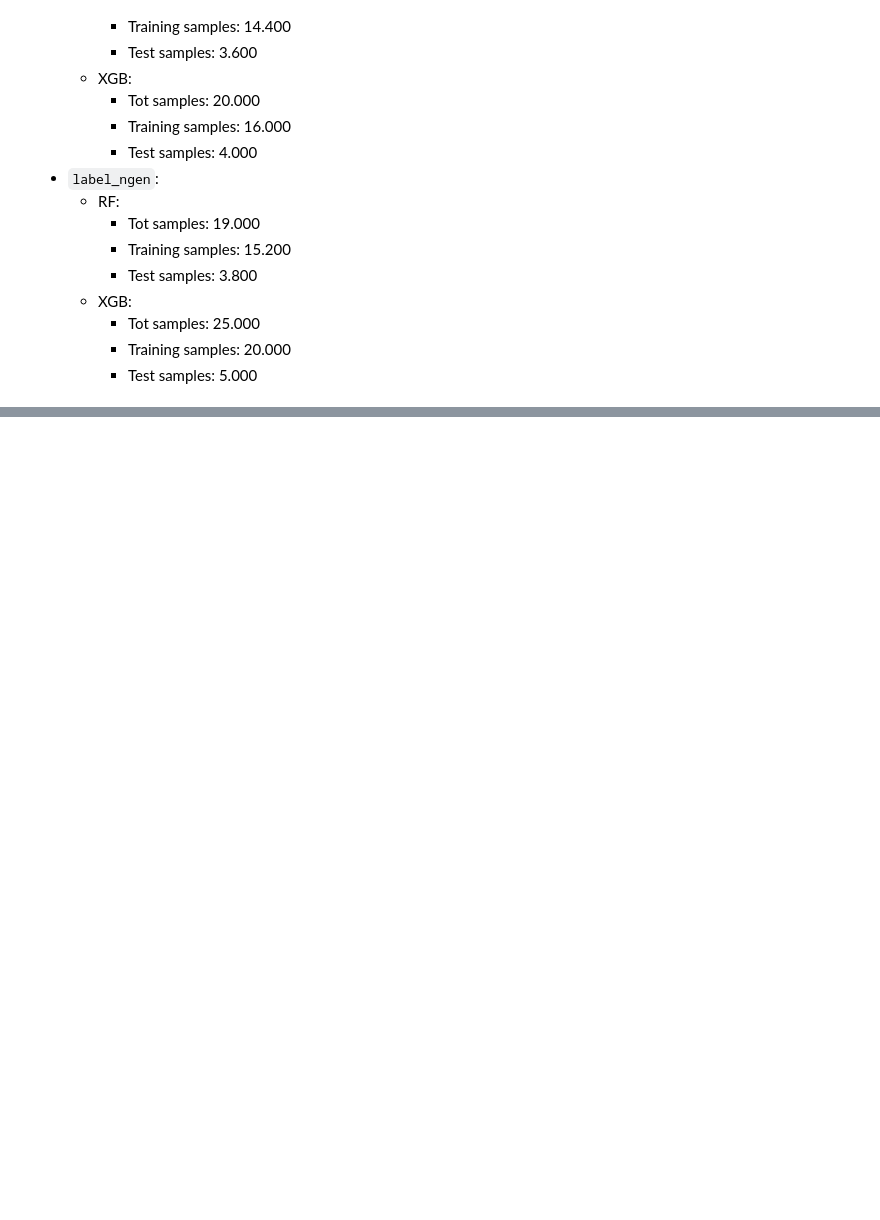
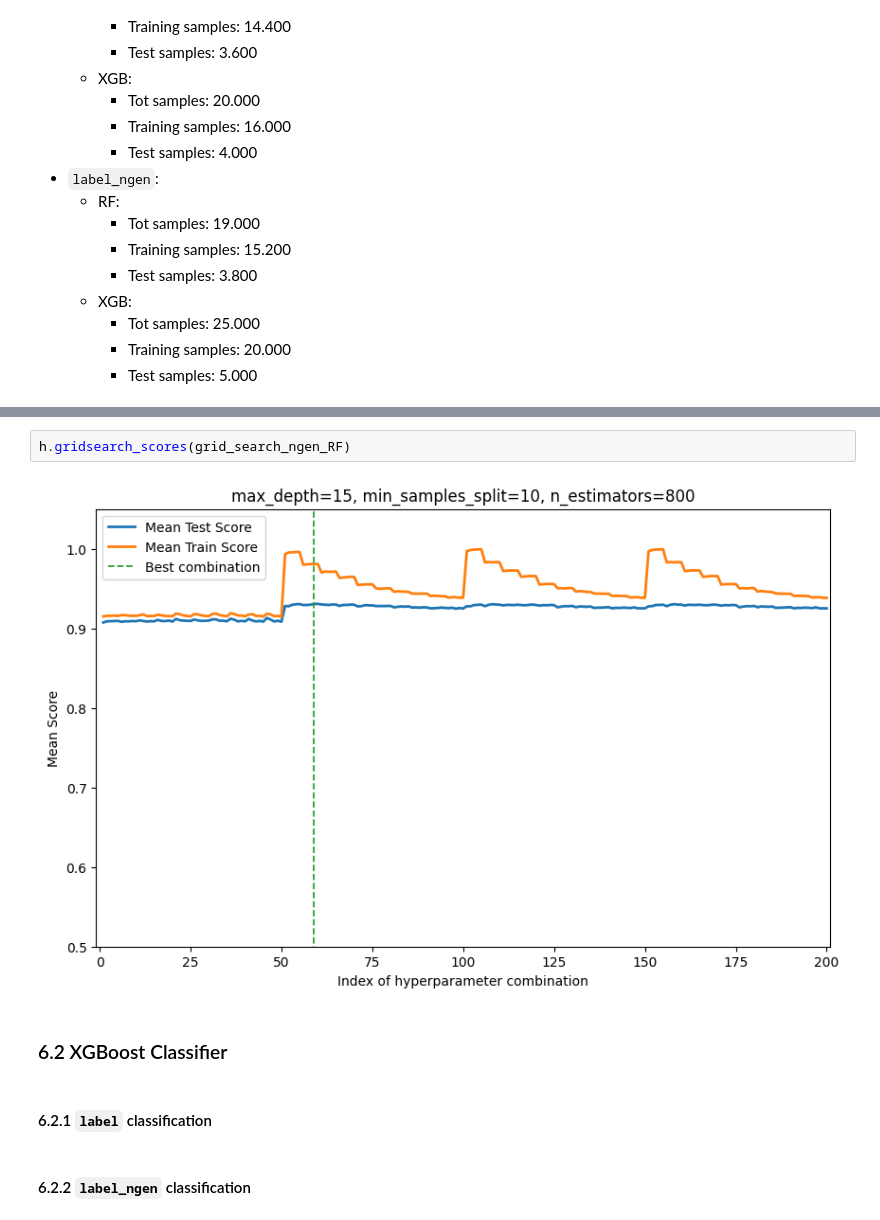
Before and after one commit to Berto70/hm_bbh, a Jupyter notebook: group_07_2324.ipynb, the cells around one changed output, grey strips where cells are left out. Saved outputs shown, nothing was run; the diff lists cells and outputs as text; blank space fills up the shorter version.

```diff
--- a/group_07_2324.ipynb
+++ b/group_07_2324.ipynb
@@ -453,0 +599,10 @@ This are the best values found from the test above. This are the samples count t
+# %%
+h.gridsearch_scores(grid_search_ngen_RF)
+# %% [output]
+[figure, added]
+# %% [markdown]
+### 6.2 XGBoost Classifier
+# %% [markdown]
+#### 6.2.1 `label` classification
+# %% [markdown]
+#### 6.2.2 `label_ngen` classification
```
Also changed, not shown: parts of 7 cells of this notebook.
